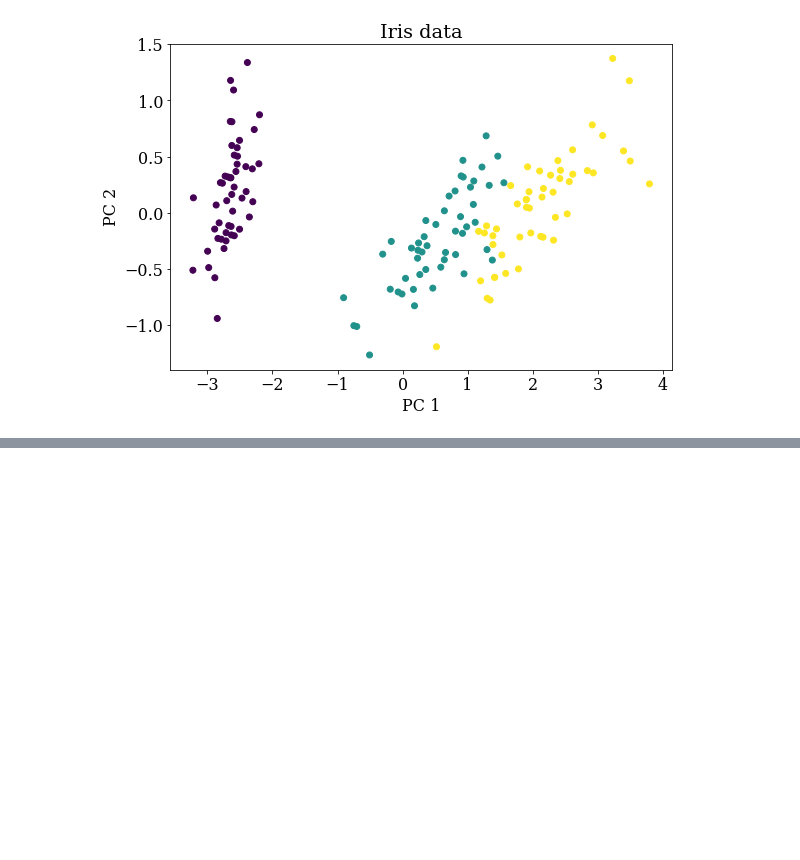
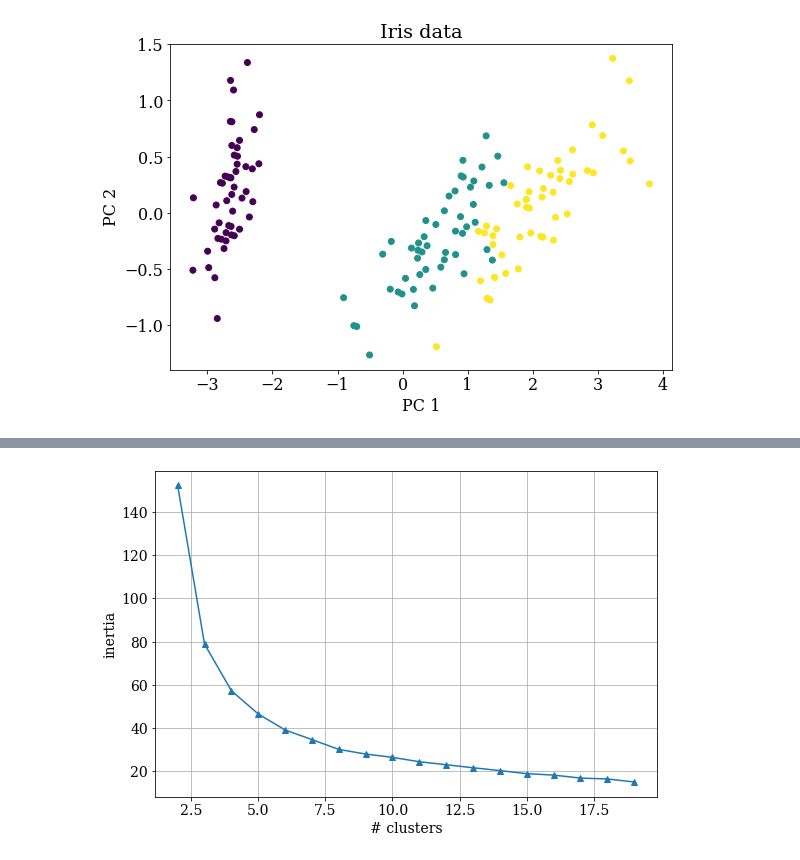
Before and after one commit to mehrdadfazli/ML-overview, a Jupyter notebook: Machine_Learning_Overview.ipynb, the cells around one changed output, grey strips where cells are left out. Cells and saved outputs as stored; diff of their text form; code cells hidden in the pictures; blank space fills up the shorter version.

```diff
--- a/Machine_Learning_Overview.ipynb
+++ b/Machine_Learning_Overview.ipynb
@@ -627,0 +725,16 @@ Text(0, 0.5, 'PC 2')
+# %%
+inertia = []
+for k in range(2,20):
+  kmeans = KMeans(n_clusters=k, n_init=20)
+
+  kmeans.fit(X)
+  inertia.append(kmeans.inertia_)
+
+plt.rcParams.update({'font.family':'serif', 'font.size':14})
+plt.figure(figsize=(9,6))
+plt.plot(range(2,20), inertia, '^-')
+plt.xlabel('# clusters')
+plt.ylabel('inertia')
+plt.grid()
+# %% [output]
+[figure, added]
```
Also changed, not shown: parts of 18 cells of this notebook.
